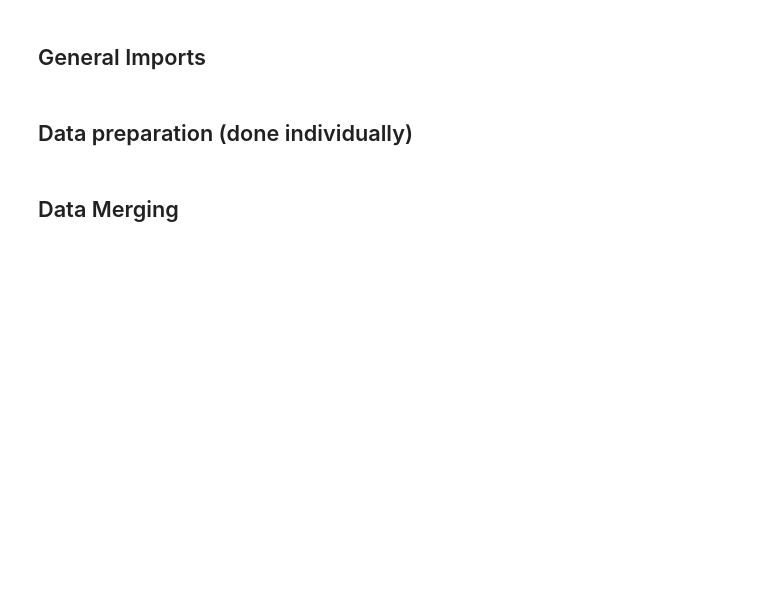
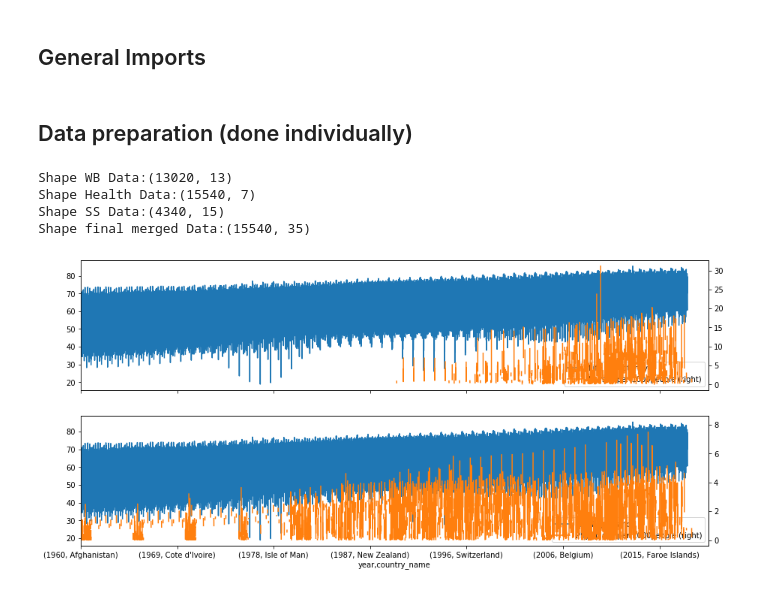
Before and after one commit to MarouaJaoua/DataStewardship1, a Jupyter notebook: data_merge.ipynb, the cells around one changed output. Saved outputs shown, nothing was run; the diff lists cells and outputs as text; code cells hidden in the pictures; blank space fills up the shorter version.

Commit message:
Add Worldbank and health Data. Merge them and write back data

```diff
--- a/data_merge.ipynb
+++ b/data_merge.ipynb
@@ -46,5 +108,3 @@ data_ss = data_ss.apply(pd.to_numeric)
 ## Kohler Kai-Burkhard
 # %%
 ## Jaoua Maroua
-# %% [markdown]
-## Data Merging
@@ -52,0 +111,42 @@ data_ss = data_ss.apply(pd.to_numeric)
+# %%
+## Merging DATA
+# merge data according to multiindex year and country_name
+OUTPUTPATH = 'data/preprocessedData.csv'
+
+#TODO check if sizes get bigger --> indicator index is broken.. (keep attention to have index year=int64, country_name=object
+merged_data = data_health.merge(right=data_wb, how='outer', left_index=True, right_index=True)
+merged_data = merged_data.merge(right=data_ss, how='outer',  left_index=True, right_index=True)
+
+print('Shape WB Data:' + str(data_wb.shape))
+print('Shape Health Data:' + str(data_health.shape))
+print('Shape SS Data:' + str(data_ss.shape))
+#ADDD
+
+print('Shape final merged Data:' + str(merged_data.shape))
+
+merged_data.to_csv(OUTPUTPATH, header=True, index=True, encoding='')
+# %% [output]
+Shape WB Data:(13020, 13)
+Shape Health Data:(15540, 7)
+Shape SS Data:(4340, 15)
+Shape final merged Data:(15540, 35)
+# %%
+#Data Exploration
+correlations = merged_data.corr()
+
+#Example visualizaton, but still bullshit..
+plt.figure(figsize=(15, 7))
+plt.subplot(2, 1, 1)
+plt.xlabel('Trends of Life Expectancy with Nurses')
+data_wb['life expectancy at birth'].plot(label="Life Expectancy", legend=True, )
+data_wb['nurses and midwives (per 1,000)'].plot(secondary_y=True, label="Nurses per 1000people", legend=True)
+
+plt.subplot(2, 1, 2)
+plt.xlabel('rends of Life Expectancy with Physicians')
+data_wb['life expectancy at birth'].plot(label="Life Expectancy", legend=True, )
+data_wb['physicians (per 1,000)'].plot(secondary_y=True, label="Physicians per 1000people", legend=True)
+
+plt.savefig('NursesAndDoctorsToLifeExpectancy.png', bbox_inches='tight')
+plt.show()
+# %% [output]
+[figure, added]
```
Also changed, not shown: parts of 3 cells of this notebook, 4 other files.
